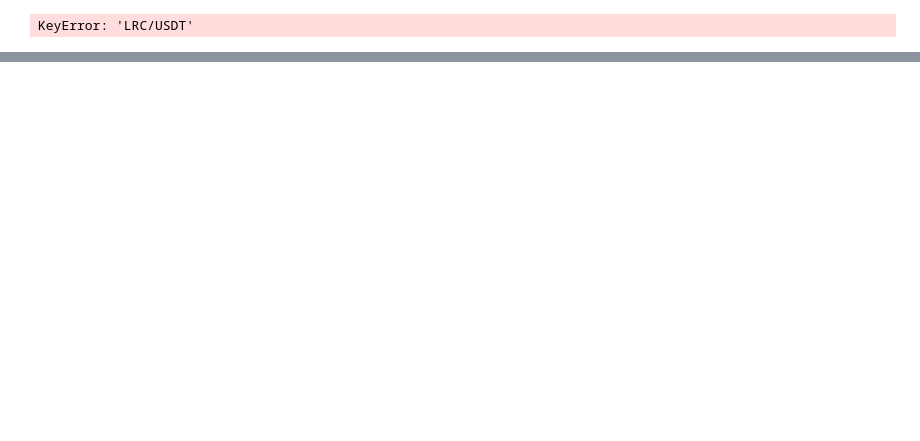
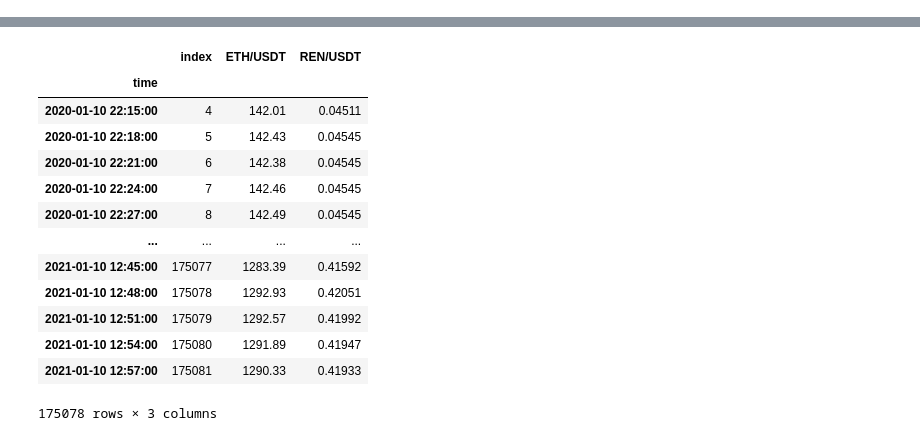
Before and after one commit to matthieudeReynal/PI2A5-CryptoCurrenciesTrading, a Jupyter notebook: MRPair.ipynb, the cells around one changed output, grey strips where cells are left out. Saved outputs shown, nothing was run; the diff lists cells and outputs as text; code cells hidden in the pictures; blank space fills up the shorter version.

```diff
--- a/MRPair.ipynb
+++ b/MRPair.ipynb
@@ -262,28 +200,0 @@ Name: SNX/USDT, Length: 89530, dtype: float64
-# %%
-
-
-# Compute the z-scores for each day using the historical data up to that day
-zscores = []
-for i in range(0, len(df['LRC/USDT'])):
-    zscores.append((df['LRC/USDT'][i] - df['mu'][i]) / np.std(df['LRC/USDT'][:i]))
-df['zscores'] = zscores
-# Start with no money and no positions
-money = 1
-count = 0
-for i in range(len(prices)):
-    # Sell short if the z-score is > 1
-    if zscores[i] > 1:
-        money += df['LRC/USDT'][i]
-        count -= 1
-    # Buy long if the z-score is < 1
-    elif zscores[i] < -1:
-        money -= df['LRC/USDT'][i]
-        count += 1
-    # Clear positions if the z-score between -.5 and .5
-    elif abs(zscores[i]) < 0.5:
-        money += count*df['LRC/USDT'][i]
-        count = 0
-print(money)
-print(count)
-# %% [output]
-KeyError: 'LRC/USDT'
@@ -302,0 +201,14 @@ data = np.array(prices);
+# %%
+data = dataToDico(pairs, durations, exchanges)
+df=pd.DataFrame.from_dict(data, orient='index')
+
+df = df.transpose()
+df=df.dropna()
+df['time'] = pd.to_datetime(df['time'],unit='ms')
+df = df[df[pairs[0]]!=0]
+df = df[df[pairs[1]]!=0]
+df = df.reset_index()
+print(df.head())
+print(len(df))
+df.set_index('time')
+# %% [output]
@@ -302,0 +224,14 @@ data = np.array(prices);
+|  | index | ETH/USDT | REN/USDT |
+| time |  |  |  |
+| 2020-01-10 22:15:00 | 4 | 142.01 | 0.04511 |
+| 2020-01-10 22:18:00 | 5 | 142.43 | 0.04545 |
+| 2020-01-10 22:21:00 | 6 | 142.38 | 0.04545 |
+| 2020-01-10 22:24:00 | 7 | 142.46 | 0.04545 |
+| 2020-01-10 22:27:00 | 8 | 142.49 | 0.04545 |
+| ... | ... | ... | ... |
+| 2021-01-10 12:45:00 | 175077 | 1283.39 | 0.41592 |
+| 2021-01-10 12:48:00 | 175078 | 1292.93 | 0.42051 |
+| 2021-01-10 12:51:00 | 175079 | 1292.57 | 0.41992 |
+| 2021-01-10 12:54:00 | 175080 | 1291.89 | 0.41947 |
+| 2021-01-10 12:57:00 | 175081 | 1290.33 | 0.41933 |
+175078 rows × 3 columns
```
Also changed, not shown: parts of 7 cells of this notebook, 1 other file.
